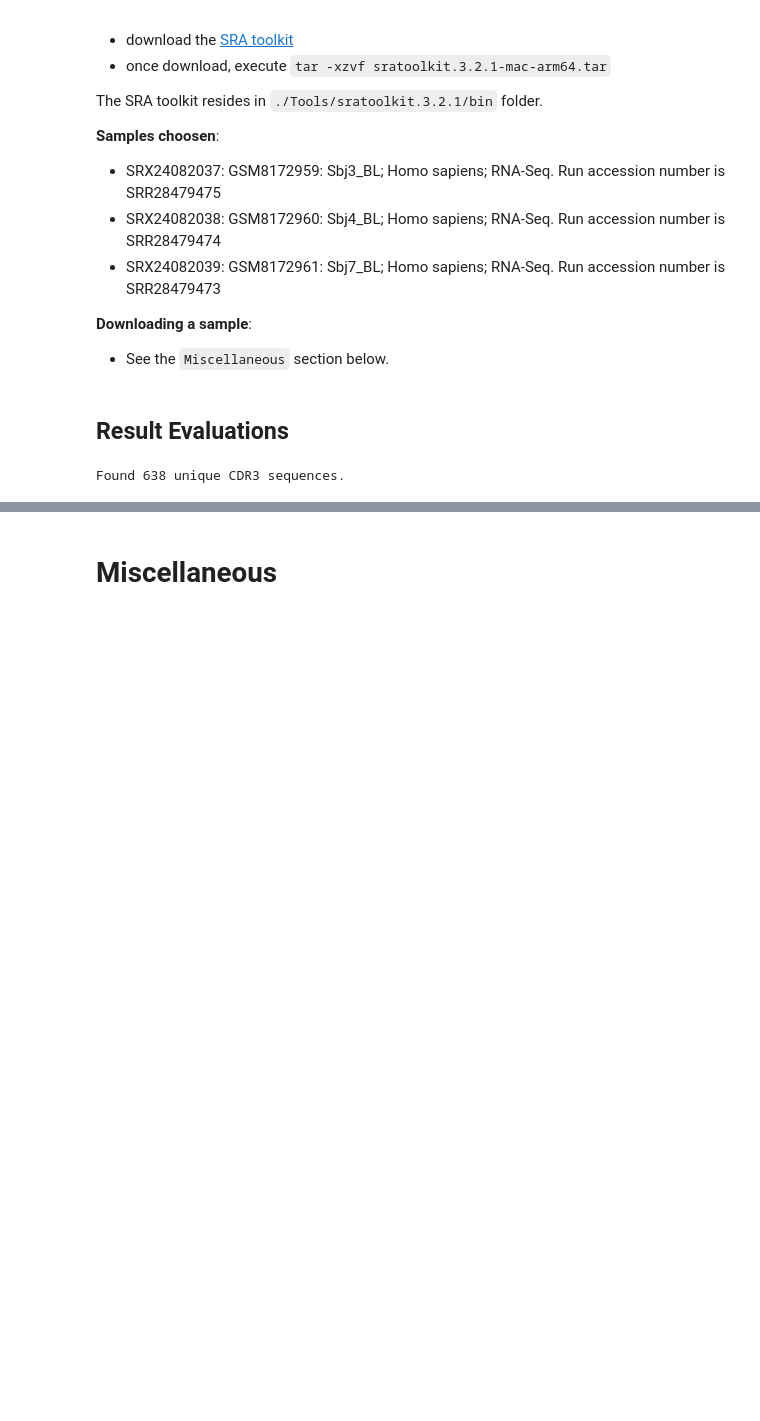
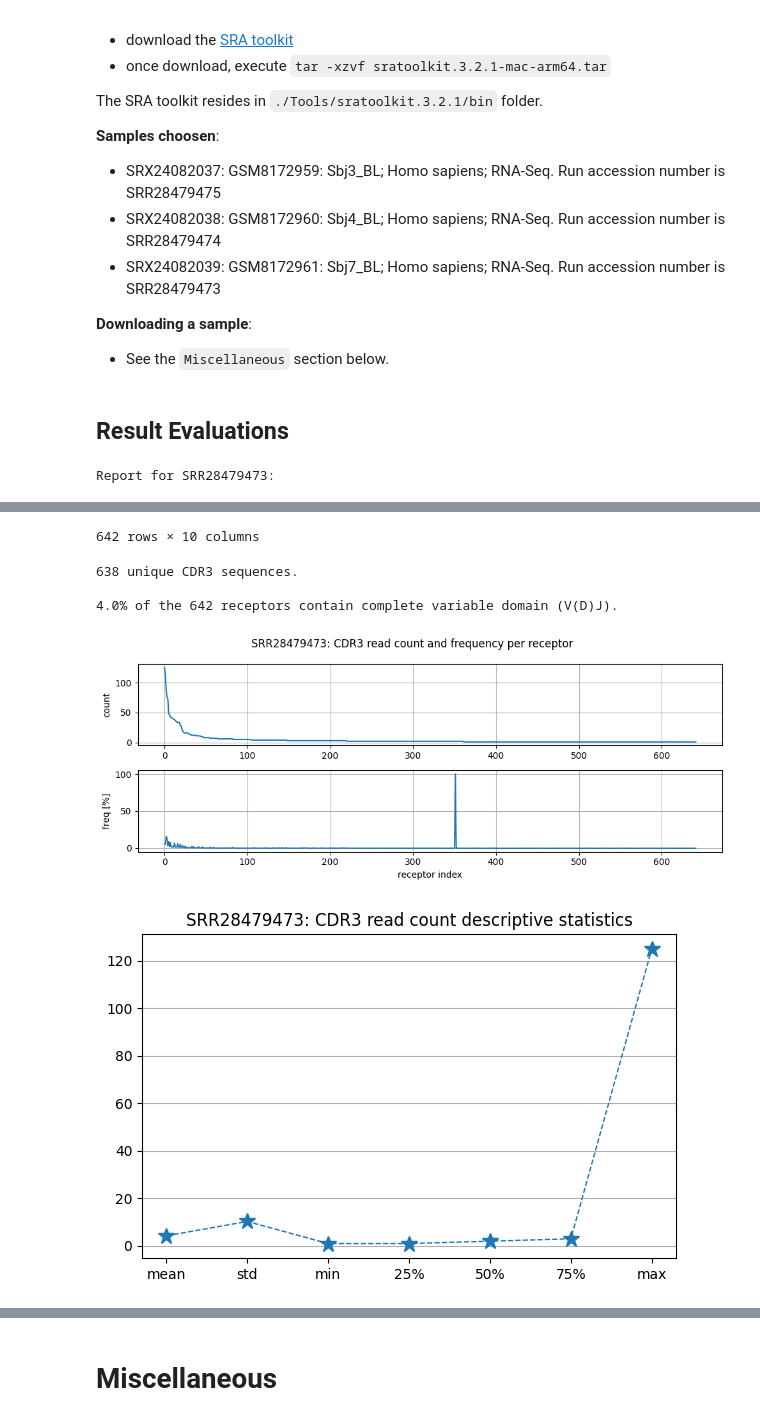
Before and after one commit to yoramzarai/Numenos-exercise, a Jupyter notebook: main_exercise.ipynb, the cells around one changed output, grey strips where cells are left out. Saved outputs shown, nothing was run; the diff lists cells and outputs as text; code cells hidden in the pictures; blank space fills up the shorter version.

Commit message:
added report stats

```diff
--- a/main_exercise.ipynb
+++ b/main_exercise.ipynb
@@ -345,17 +345,60 @@ CDR3_out_cols: list[str] = [
 # %%
 # set the sample to analyze
 sample_name: str = 'SRR28479473'  # fastaq_file.split('.')[0]
-# %%
-'''
-Report analysis.
-'''
-report_file: Path = Path(out_path) / f'TRUST_{sample_name}_report.tsv'
-df = pd.read_csv(report_file, sep='\t').rename(columns={'#count': 'count'})
-#print(f"Report from {report_file}:")
-#display(df)
-
-# number of CDR3 sequences found
-num_cdr3: int = df['CDR3nt'].unique().size
-print(f"Found {num_cdr3:,} unique CDR3 sequences.")
-# %% [output]
-Found 638 unique CDR3 sequences.
+# %%
+'''
+Report analysis.
+
+Note:
+- the frequency (computed as (read count of specific TCR [BCR] CDR3 seq) / (total count of all BCR [TCR] CDR3 seq in the data)) provides imformation
+  into the relative abundance of each clonotype within the immune repertoire
+-
+'''
+figsize: tuple[int, int] = (10,4)
+save_figure: bool = False
+# -------------------------------
+report_file: Path = Path(out_path) / f'TRUST_{sample_name}_report.tsv'
+df = pd.read_csv(report_file, sep='\t').rename(columns={'#count': 'count'})
+print(f"Report for {sample_name}:")
+display(df)
+
+# number of CDR3 sequences found
+num_cdr3: int = df['CDR3nt'].unique().size
+print(f"{num_cdr3:,} unique CDR3 sequences.")
+
+# complete VDJ variable domain
+cid_full_length: pd.Series = df['cid_full_length']
+print(f"\n{100 * cid_full_length.sum() / cid_full_length.size:.1f}% of the {cid_full_length.size:,} receptors contain complete variable domain (V(D)J).")
+
+# read_counts and frequency
+read_counts: pd.Series = df['count']
+frequency: list[float] = list(100 * df['frequency'])
+fig, ax = plt.subplots(nrows=2, ncols=1, tight_layout=True, figsize=figsize, squeeze=True)
+ax[0].plot(read_counts)
+ax[0].grid()
+ax[0].set_ylabel('count')
+
+ax[1].plot(frequency)
+ax[1].grid()
+ax[1].set_ylabel('freq [%]')
+ax[1].set_xlabel('receptor index')
+fig.suptitle(f'{sample_name}: CDR3 read count and frequency per receptor', fontsize=12)
+
+if save_figure:
+    fig_file: Path = figure_path / f"{sample_name}_CDR3_read_counts_and_freq.jpg"
+    plt.savefig(fig_file)
+    print(f"\nFigure saved in {fig_file}.")
+
+# read count stats
+stats = read_counts.describe().drop('count')
+fig, ax = plt.subplots(nrows=1, ncols=1, tight_layout=True, figsize=(6,4), squeeze=True)
+ax.plot(stats.index, list(stats.values), '--*', linewidth=1.0, markersize=12)
+ax.set_title(f"{sample_name}: CDR3 read count descriptive statistics")
+ax.yaxis.grid()
+
+if save_figure:
+    fig_file: Path = figure_path / f"{sample_name}_CDR3_read_counts_stats.jpg"
+    plt.savefig(fig_file)
+    print(f"\nFigure saved in {fig_file}.")
+# %% [output]
+Report for SRR28479473:
@@ -362,3 +417,9 @@ Found 638 unique CDR3 sequences.
+642 rows × 10 columns
+638 unique CDR3 sequences.
+
+4.0% of the 642 receptors contain complete variable domain (V(D)J).
+[figure, added]
+[figure, added]
 # %%
 '''
 CDR3 scores stats
```
Also changed, not shown: parts of 4 cells of this notebook.
